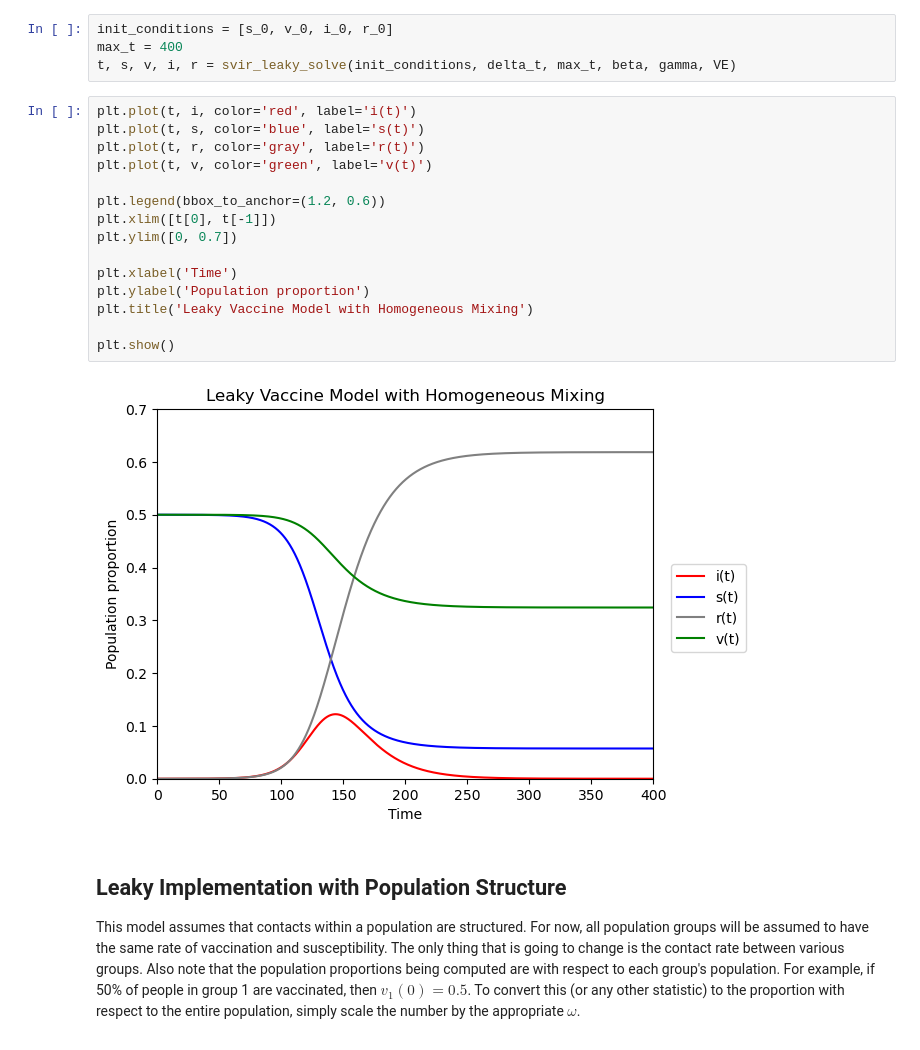
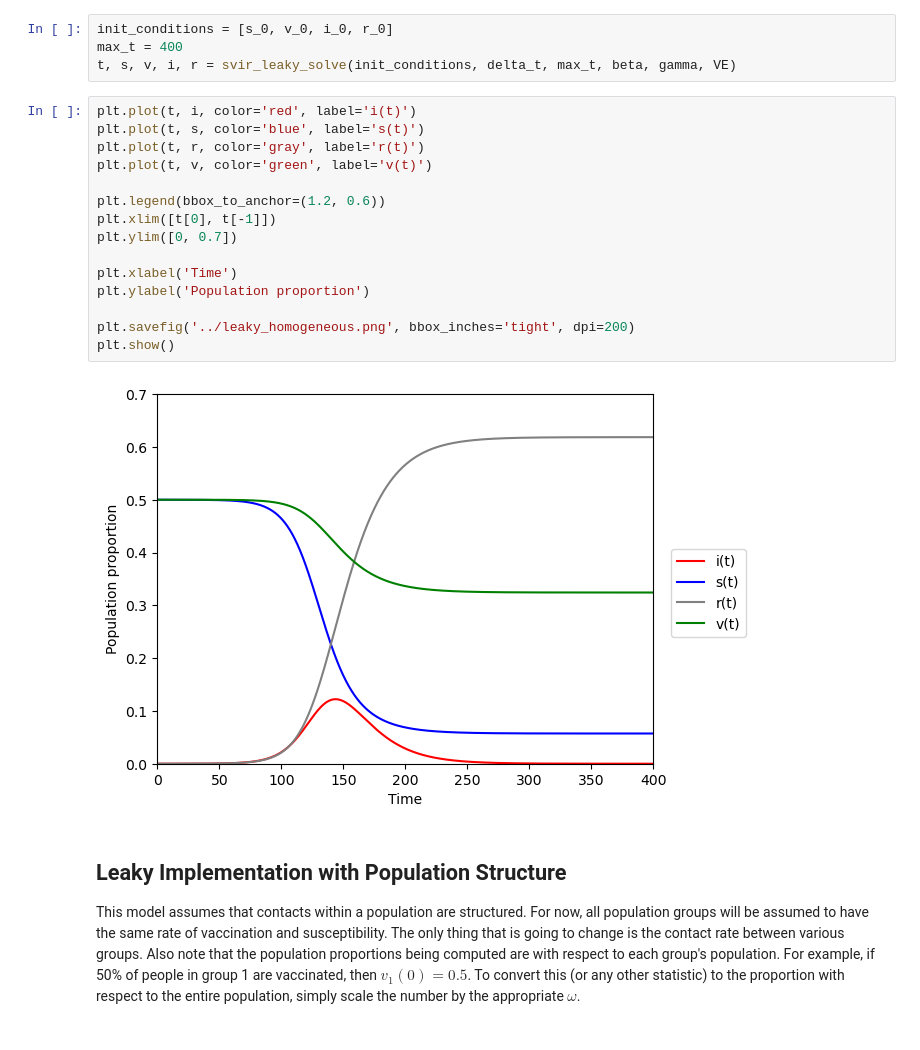
Before and after one commit to mbyers31/CMMID-project, a Jupyter notebook: code/sir+v_leaky.ipynb, the cells around one changed output. Drawn from its saved outputs; the diff is of its cells as text.

```diff
--- a/code/sir+v_leaky.ipynb
+++ b/code/sir+v_leaky.ipynb
@@ -94,20 +94,20 @@ t, s, v, i, r = svir_leaky_solve(init_conditions, delta_t, max_t, beta, gamma, V
 # %%
 plt.plot(t, i, color='red', label='i(t)')
 plt.plot(t, s, color='blue', label='s(t)')
 plt.plot(t, r, color='gray', label='r(t)')
 plt.plot(t, v, color='green', label='v(t)')
 
 plt.legend(bbox_to_anchor=(1.2, 0.6))
 plt.xlim([t[0], t[-1]])
 plt.ylim([0, 0.7])
 
 plt.xlabel('Time')
 plt.ylabel('Population proportion')
-plt.title('Leaky Vaccine Model with Homogeneous Mixing')
 
+plt.savefig('../leaky_homogeneous.png', bbox_inches='tight', dpi=200)
 plt.show()
 # %% [output]
-[figure, old version]
+[figure, new version]
 # %% [markdown]
 ## Leaky Implementation with Population Structure
 This model assumes that contacts within a population are structured. For now, all population groups will be assumed to have the same rate of vaccination and susceptibility. The only thing that is going to change is the contact rate between various groups. Also note that the population proportions being computed are with respect to each group's population. For example, if 50% of people in group 1 are vaccinated, then $v_1(0) = 0.5$. To convert this (or any other statistic) to the proportion with respect to the entire population, simply scale the number by the appropriate $\omega$.
```
Also changed, not shown: parts of 1 cell of this notebook, 3 other files.
